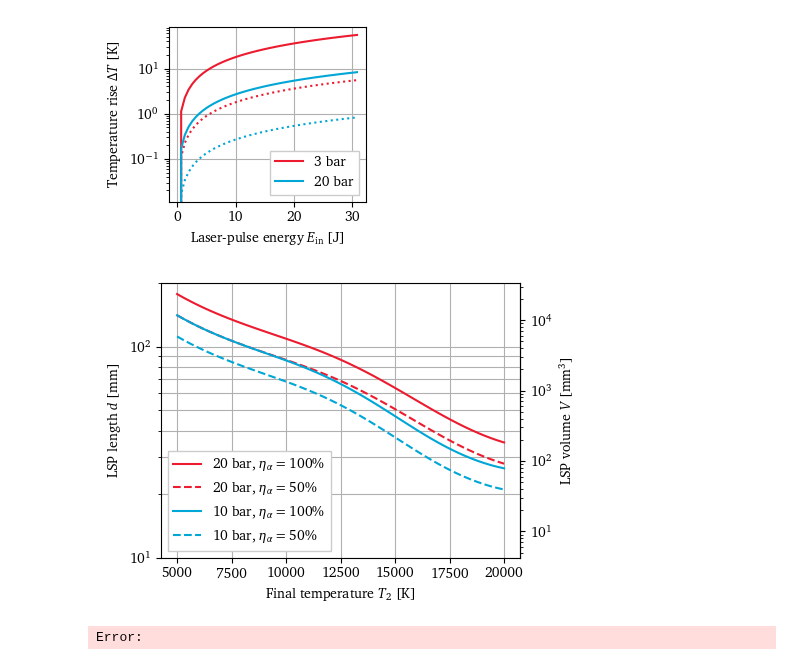
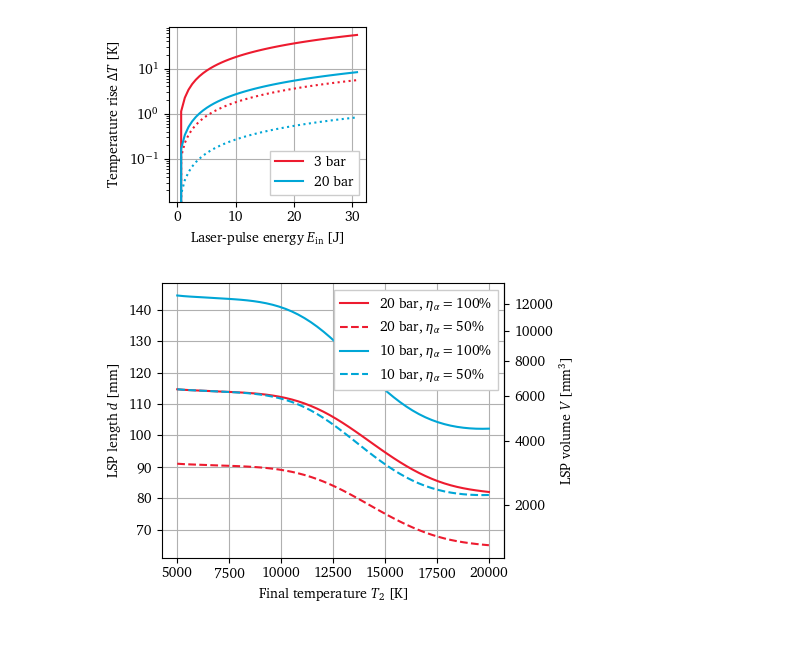
Before and after one commit to eeduplay/MScThesis, a Jupyter notebook: code/heatAdditionModel.ipynb, the cells around one changed output. Cells and saved outputs as stored; diff of their text form; code cells hidden in the pictures.

```diff
--- a/code/heatAdditionModel.ipynb
+++ b/code/heatAdditionModel.ipynb
@@ -282,35 +282,34 @@ argon_20 = ThermoProps(20)
 # argon_3 = ThermoProps(3)
 
 beam_r = lambda x: x/(2*beam_N)  # m, radius away from focus
 beam_l = lambda r: 2*beam_N*r
 LSP_V = lambda x: np.pi*beam_r(x)**2*x/3
 LSP_l = lambda V: (12*V*beam_N**2/np.pi)**(1/3)
 Ti = 290
 Tf = np.linspace(5000, 20000)
 Qin = 30
 fig_se, ax_se1 = plt.subplots(figsize=(5,3.5))
 for i, gas in enumerate([argon_20, argon_10]):
     fmt = 'C'
     fmt += str(i)
     for eta in [1, 0.5]:
         m = Qin*eta/(gas.h(Tf)-gas.h(Ti))
-        volume = m*gas.rho(Tf)
+        volume = m/gas.rho(Tf)
         fmt += '--' if eta == 0.5 else ''
-        plt.semilogy(Tf, LSP_l(volume*1000**3), fmt,
+        plt.plot(Tf, LSP_l(volume*1000**3), fmt,
                  label='{:.0f} bar, ${} =${:.0f}%'.format(
                      gas.p*1e-5,
                      r'\eta_\alpha',
                      eta*100
                      ))
 plt.xlabel(r'Final temperature $T_2$ [K]')
 plt.ylabel(r'LSP length $d$ [mm]')
-plt.ylim(10,2e2)
+# plt.ylim(10,2e2)
 plt.legend()
 plt.grid(which='both')
 ax_se2 = ax_se1.secondary_yaxis('right', functions=(LSP_V, LSP_l))
 ax_se2.set_ylabel(r'LSP volume $V$ [mm$^3$]')
 plt.tight_layout()
 plt.savefig('../report/assets/4 models/volume_est.pdf')
 # %% [output]
-[figure, old version]
+[figure, new version]
-Error:
```
Also changed, not shown: 15 other files.
